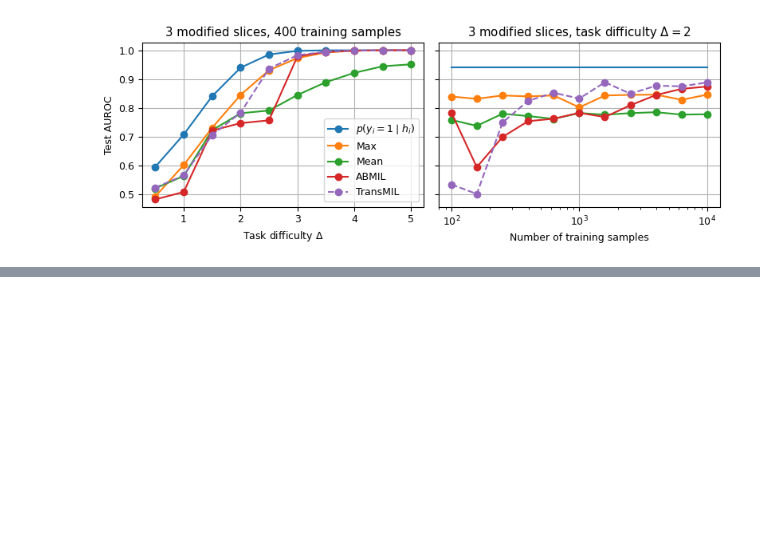
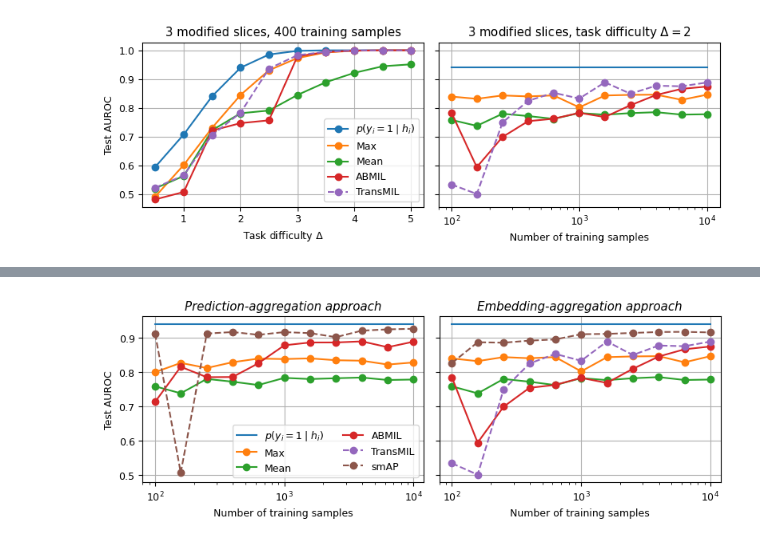
Before and after one commit to loevlie/pooling, a Jupyter notebook: notebooks/toy_data.ipynb, the cells around one changed output, grey strips where cells are left out. Drawn from its saved outputs; the diff is of its cells as text; code cells hidden in the pictures; blank space fills up the shorter version.

```diff
--- a/notebooks/toy_data.ipynb
+++ b/notebooks/toy_data.ipynb
@@ -474,0 +530,60 @@ plt.show()
+# %%
+# Number of training samples comparison: Instance vs Embedding approaches
+N_trains = [100, 158, 251, 398, 630, 1000, 1584, 2511, 3981, 6309, 10000]
+bayes_aurocs = [0.9396085739135742, 0.9396085739135742, 0.9396085739135742, 0.9396085739135742, 0.9396085739135742, 0.9396085739135742, 0.9396085739135742, 0.9396085739135742, 0.9396085739135742, 0.9396085739135742, 0.9396085739135742]
+
+# Instance approach data
+instance_max_aurocs = [0.79922861, 0.82617551, 0.81138778, 0.82818407, 0.83871472, 0.8374024, 0.83935493, 0.8339535, 0.83258915, 0.82142228, 0.82751989]
+instance_mean_aurocs = [0.75799811, 0.73751485, 0.77952754, 0.77141953, 0.76173103, 0.78252029, 0.77914345, 0.78147614, 0.78352463, 0.7763468, 0.77771914]
+instance_attention_aurocs = [0.71253049, 0.8149966, 0.78454089, 0.78508896, 0.82515526, 0.8774966, 0.88565868, 0.88576275, 0.88885957, 0.87204719, 0.88799542]
+instance_aurocs = [0.54418731, 0.49448657, 0.60938799, 0.90453953, 0.89152825, 0.92568898, 0.92719746, 0.92076778, 0.93211067, 0.93202257, 0.93477529]
+instance_smap_aurocs = [0.911241, 0.506472, 0.911557, 0.916131, 0.907932, 0.915906, 0.912798, 0.901223, 0.920220, 0.923949, 0.925693]
+
+# Embedding approach data
+embedding_max_aurocs = [0.83920681, 0.83130884, 0.8430478, 0.83972704, 0.84314382, 0.80154121, 0.84288782, 0.84505439, 0.84580052, 0.82786, 0.84583652]
+embedding_mean_aurocs = [0.75799805, 0.73737478, 0.77939558, 0.77136952, 0.76157498, 0.78188413, 0.77605063, 0.78147614, 0.78476489, 0.77635074, 0.77766311]
+embedding_attention_aurocs = [0.78364861, 0.59374005, 0.69853681, 0.75359094, 0.76203912, 0.78248435, 0.76786065, 0.8089931, 0.84469223, 0.86586171, 0.87401581]
+embedding_transformer_aurocs = [0.53374463, 0.50044215, 0.74862361, 0.82435507, 0.85234016, 0.83231711, 0.88865548, 0.84906542, 0.87685645, 0.87486798, 0.8882314]
+embedding_smap_aurocs = [0.825767, 0.886403, 0.885079, 0.891080, 0.894557, 0.909737, 0.910661, 0.913466, 0.916263, 0.916715, 0.915010]
+
+ncols, nrows = 2, 1
+fig, axs = plt.subplots(figsize=(4*ncols, 3*nrows), ncols=ncols, nrows=nrows, sharey=True)
+
+
+# Instance approach plot
+axs[0].plot(N_trains, bayes_aurocs, color="#1F77B4", label=r"$p(y_i=1 \mid h_i)$")
+axs[0].plot(N_trains, instance_max_aurocs, color="#FF7F0E", label="Max", marker="o")
+axs[0].plot(N_trains, instance_mean_aurocs, color="#2CA02C", label="Mean", marker="o")
+axs[0].plot(N_trains, instance_attention_aurocs, color="#D62728", label="ABMIL", marker="o")
+# Add TransMIL as invisible line to include it in the legend
+axs[0].plot([], [], color="#9467BD", label="TransMIL", linestyle="--", marker="o")
+axs[0].plot(N_trains, instance_smap_aurocs, color="#8C564B", label="smAP", linestyle="--", marker="o")
+
+axs[0].set_title(r"Prediction-aggregation approach", fontstyle='italic')
+axs[0].set_xlabel("Number of training samples")
+axs[0].set_ylabel("Test AUROC")
+axs[0].set_xscale("log")
+axs[0].set_xlim(80, 12000)
+axs[0].legend(loc="lower right",ncols=2)
+axs[0].grid()
+
+# Embedding approach plot
+axs[1].plot(N_trains, bayes_aurocs, color="#1F77B4")
+axs[1].plot(N_trains, embedding_max_aurocs, color="#FF7F0E", marker="o")
+axs[1].plot(N_trains, embedding_mean_aurocs, color="#2CA02C", marker="o")
+axs[1].plot(N_trains, embedding_attention_aurocs, color="#D62728", marker="o")
+axs[1].plot(N_trains, embedding_transformer_aurocs, color="#9467BD", linestyle="--", marker="o")
+axs[1].plot(N_trains, embedding_smap_aurocs, color="#8C564B", linestyle="--", marker="o")
+
+axs[1].set_title(r"Embedding-aggregation approach", fontstyle='italic')
+axs[1].set_xlabel("Number of training samples")
+axs[1].set_xscale("log")
+axs[1].set_xlim(80, 12000)
+# Remove legend from right plot
+axs[1].grid()
+
+fig.tight_layout()
+fig.savefig("instance_vs_embedding_training_samples.pdf", bbox_inches="tight")
+plt.show()
+# %% [output]
+[figure, added]
```
Also changed, not shown: parts of 3 cells of this notebook, 3 other files.
